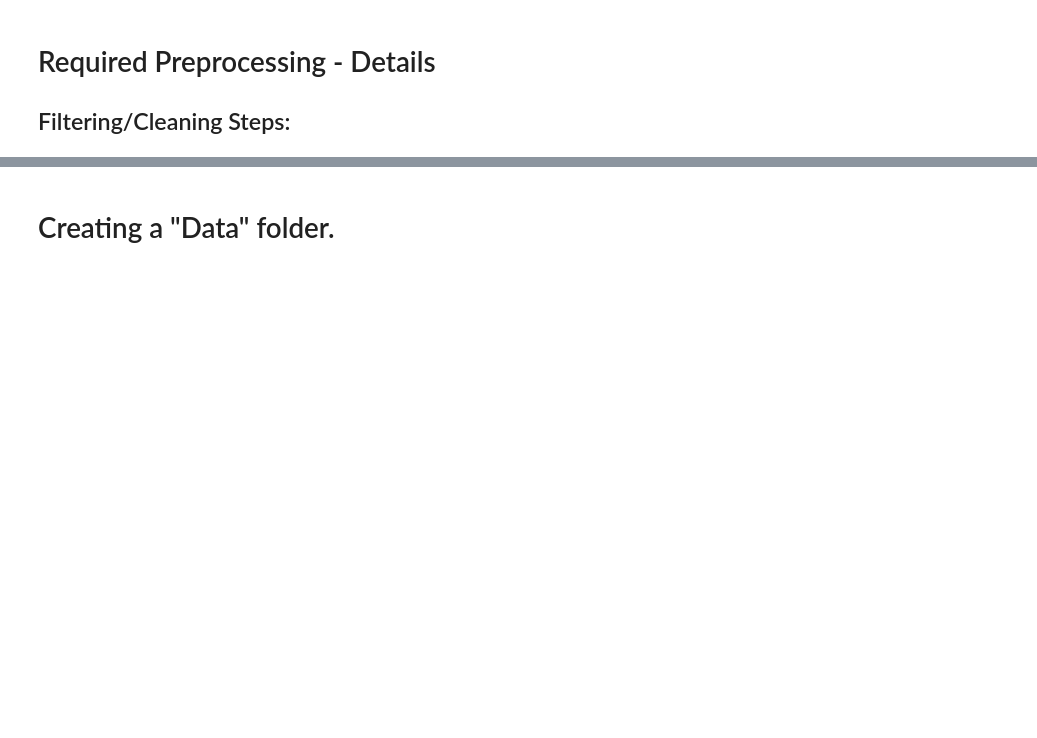
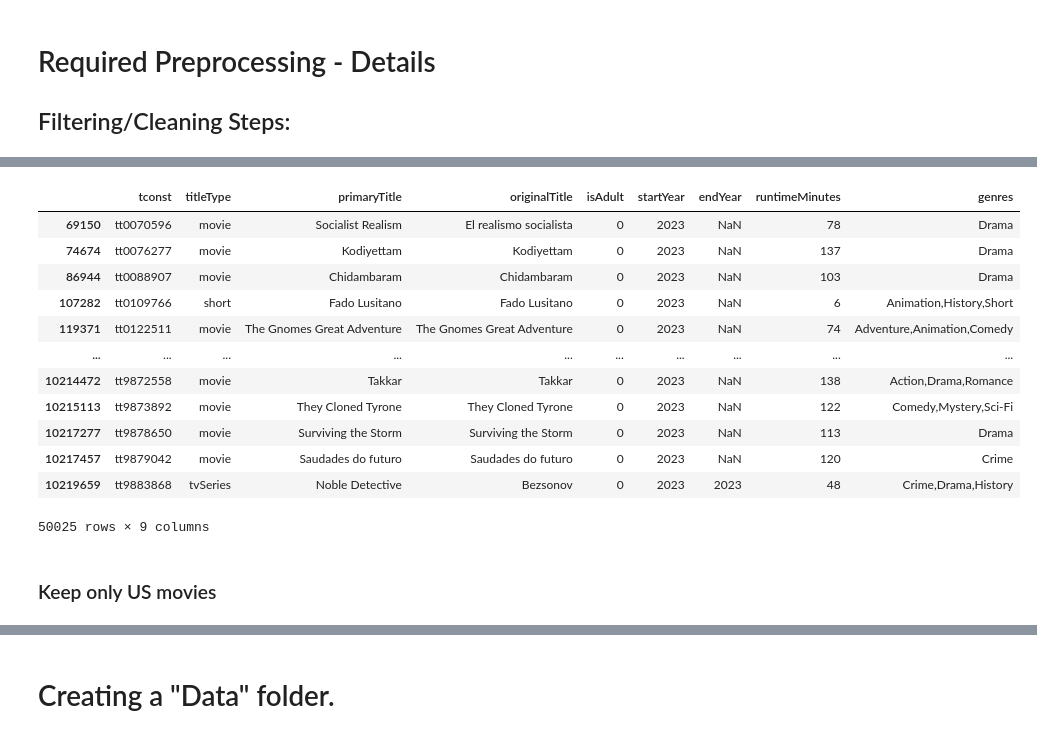
Before and after one commit to Souha-Kabtni/Project_3, a Jupyter notebook: Project_3.ipynb, the cells around one changed output, grey strips where cells are left out. Cells and saved outputs as stored; diff of their text form; code cells hidden in the pictures; blank space fills up the shorter version.

```diff
--- a/Project_3.ipynb
+++ b/Project_3.ipynb
@@ -42,0 +152,18 @@ title_akas = pd.read_csv(title_akas, sep='\t', low_memory=False)
+# %%
+basics
+# %% [output]
+|  | tconst | titleType | primaryTitle | originalTitle | isAdult | startYear | endYear | runtimeMinutes | genres |
+| 69150 | tt0070596 | movie | Socialist Realism | El realismo socialista | 0 | 2023 | NaN | 78 | Drama |
+| 74674 | tt0076277 | movie | Kodiyettam | Kodiyettam | 0 | 2023 | NaN | 137 | Drama |
+| 86944 | tt0088907 | movie | Chidambaram | Chidambaram | 0 | 2023 | NaN | 103 | Drama |
+| 107282 | tt0109766 | short | Fado Lusitano | Fado Lusitano | 0 | 2023 | NaN | 6 | Animation,History,Short |
+| 119371 | tt0122511 | movie | The Gnomes Great Adventure | The Gnomes Great Adventure | 0 | 2023 | NaN | 74 | Adventure,Animation,Comedy |
+| ... | ... | ... | ... | ... | ... | ... | ... | ... | ... |
+| 10214472 | tt9872558 | movie | Takkar | Takkar | 0 | 2023 | NaN | 138 | Action,Drama,Romance |
+| 10215113 | tt9873892 | movie | They Cloned Tyrone | They Cloned Tyrone | 0 | 2023 | NaN | 122 | Comedy,Mystery,Sci-Fi |
+| 10217277 | tt9878650 | movie | Surviving the Storm | Surviving the Storm | 0 | 2023 | NaN | 113 | Drama |
+| 10217457 | tt9879042 | movie | Saudades do futuro | Saudades do futuro | 0 | 2023 | NaN | 120 | Crime |
+| 10219659 | tt9883868 | tvSeries | Noble Detective | Bezsonov | 0 | 2023 | 2023 | 48 | Crime,Drama,History |
+50025 rows × 9 columns
+# %% [markdown]
+### Keep only US movies
```
Also changed, not shown: parts of 47 cells of this notebook, 3 other files.
